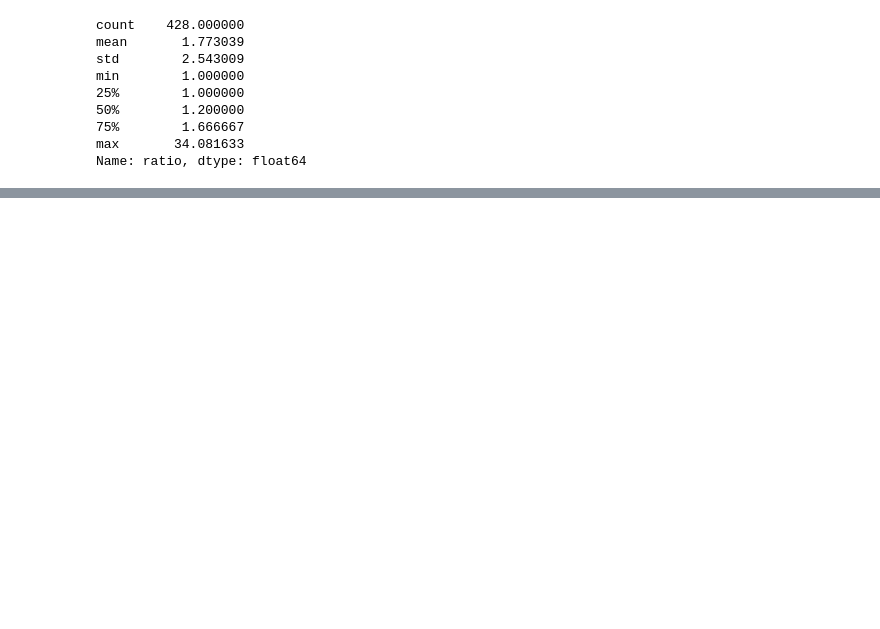
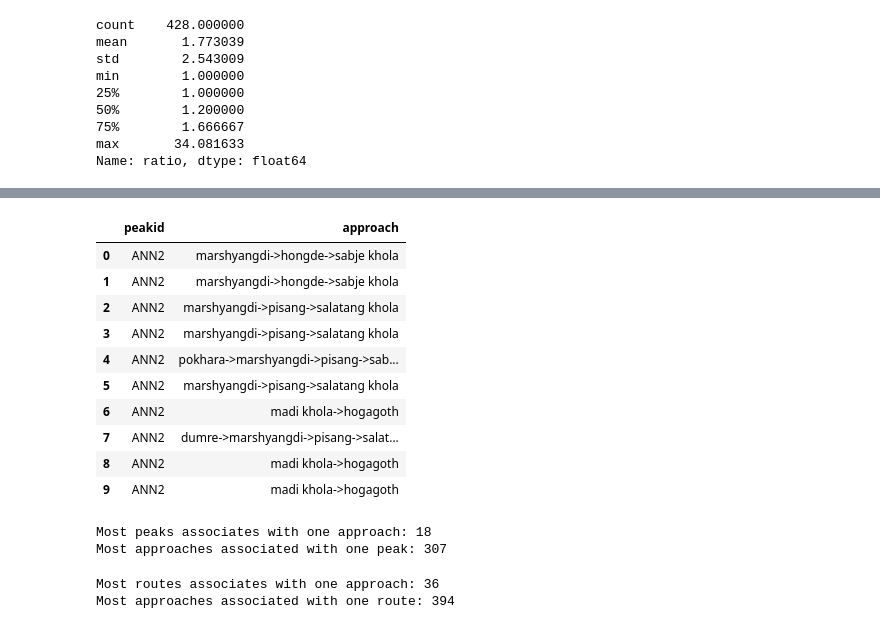
Before and after one commit to bastien-winant/himalayan-db-pipeline, a Jupyter notebook: notebooks/exploratory_data_analysis.ipynb, the cells around one changed output, grey strips where cells are left out. Cells and saved outputs as stored; diff of their text form; code cells hidden in the pictures; blank space fills up the shorter version.

```diff
--- a/notebooks/exploratory_data_analysis.ipynb
+++ b/notebooks/exploratory_data_analysis.ipynb
@@ -403,0 +443,26 @@ Despite the high prevalence of unique routes, there is a substantial subset of f
+# %%
+df[['peakid', 'approach']].head(10)
+# %% [output]
+|  | peakid | approach |
+| 0 | ANN2 | marshyangdi->hongde->sabje khola |
+| 1 | ANN2 | marshyangdi->hongde->sabje khola |
+| 2 | ANN2 | marshyangdi->pisang->salatang khola |
+| 3 | ANN2 | marshyangdi->pisang->salatang khola |
+| 4 | ANN2 | pokhara->marshyangdi->pisang->sab... |
+| 5 | ANN2 | marshyangdi->pisang->salatang khola |
+| 6 | ANN2 | madi khola->hogagoth |
+| 7 | ANN2 | dumre->marshyangdi->pisang->salat... |
+| 8 | ANN2 | madi khola->hogagoth |
+| 9 | ANN2 | madi khola->hogagoth |
+# %%
+print("Most peaks associates with one approach:", df.groupby('approach')['peakid'].nunique().max())
+print("Most approaches associated with one peak:", df.groupby('peakid')['approach'].nunique().max())
+# %% [output]
+Most peaks associates with one approach: 18
+Most approaches associated with one peak: 307
+# %%
+print("Most routes associates with one approach:", df.groupby('approach')['route1'].nunique().max())
+print("Most approaches associated with one route:", df.groupby('route1')['approach'].nunique().max())
+# %% [output]
+Most routes associates with one approach: 36
+Most approaches associated with one route: 394
```
Also changed, not shown: parts of 26 cells of this notebook.
